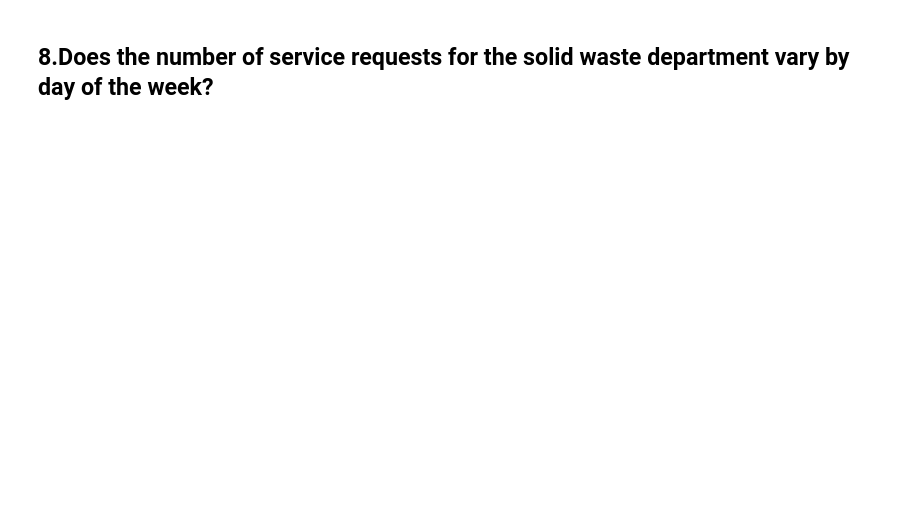
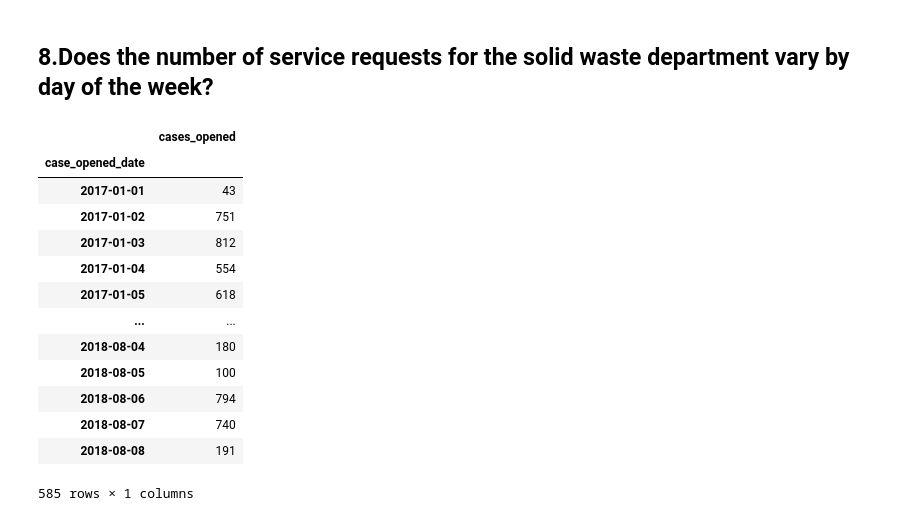
Before and after one commit to guedanie/distributed-ml, a Jupyter notebook: explore.ipynb, the cells around one changed output. Saved outputs shown, nothing was run; the diff lists cells and outputs as text; code cells hidden in the pictures; blank space fills up the shorter version.

```diff
--- a/explore.ipynb
+++ b/explore.ipynb
@@ -188,0 +295,17 @@ for i in range(department_list.shape[0]):
+# %%
+ts
+# %% [output]
+|  | cases_opened |
+| case_opened_date |  |
+| 2017-01-01 | 43 |
+| 2017-01-02 | 751 |
+| 2017-01-03 | 812 |
+| 2017-01-04 | 554 |
+| 2017-01-05 | 618 |
+| ... | ... |
+| 2018-08-04 | 180 |
+| 2018-08-05 | 100 |
+| 2018-08-06 | 794 |
+| 2018-08-07 | 740 |
+| 2018-08-08 | 191 |
+585 rows × 1 columns
```
Also changed, not shown: parts of 16 cells of this notebook.
